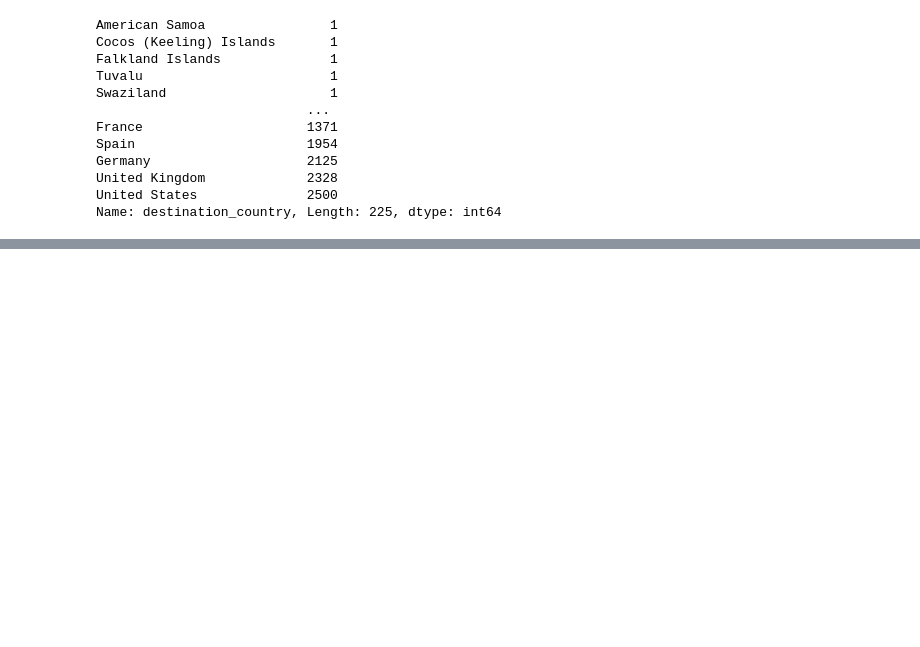
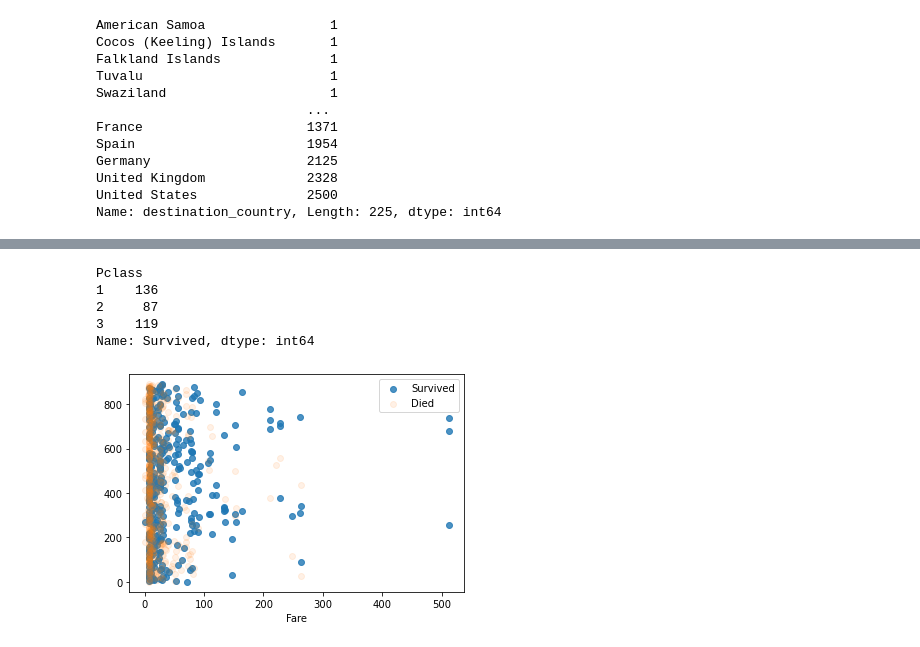
Before and after one commit to tardatio/dbs_exercises, a Jupyter notebook: Session_4/04_Pandas_&_SQLite_recap_through_exercises.ipynb, the cells around one changed output, grey strips where cells are left out. Saved outputs shown, nothing was run; the diff lists cells and outputs as text; code cells hidden in the pictures; blank space fills up the shorter version.

```diff
--- a/Session_4/04_Pandas_&_SQLite_recap_through_exercises.ipynb
+++ b/Session_4/04_Pandas_&_SQLite_recap_through_exercises.ipynb
@@ -647,0 +768,8 @@ Name: destination_country, Length: 225, dtype: int64
+# %%
+pclass.Survived
+# %% [output]
+Pclass
+1    136
+2     87
+3    119
+Name: Survived, dtype: int64
@@ -647,0 +778,11 @@ Name: destination_country, Length: 225, dtype: int64
+# %%
+sur = train[train['Survived'] == 1]
+no_sur = train[train['Survived'] == 0]
+# %%
+plt.scatter(sur.Fare, sur.index, alpha=0.8, label='Survived')
+plt.scatter(no_sur.Fare, no_sur.index, alpha=0.1, label='Died')
+plt.xlabel("Fare")
+plt.legend()
+plt.show()
+# %% [output]
+[figure, added]
```
Also changed, not shown: parts of 19 cells of this notebook, 3 other files.
